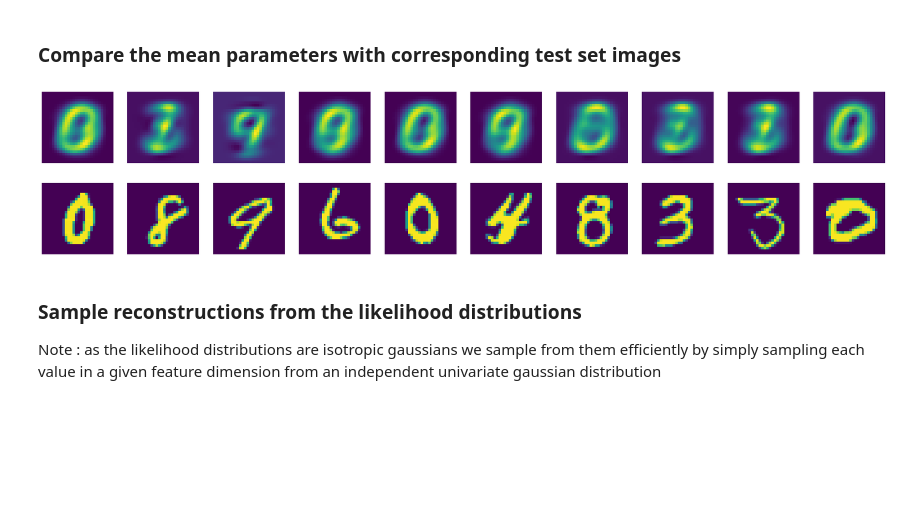
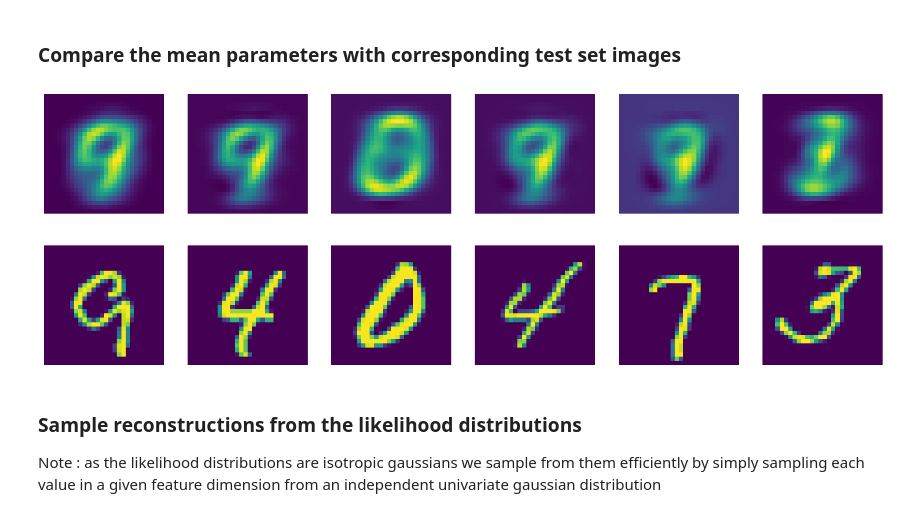
Before and after one commit to JackismyShephard/pml-22-exam, a Jupyter notebook: scripts/ppca.ipynb, the cells around one changed output. Cells and saved outputs as stored; diff of their text form; code cells hidden in the pictures; blank space fills up the shorter version.

Commit message:
add some images

```diff
--- a/scripts/ppca.ipynb
+++ b/scripts/ppca.ipynb
@@ -3,6 +3,8 @@ import torchvision.datasets as datasets
 import torch
 import matplotlib.pyplot as plt
 import numpy as np
+# %%
+ppca_fig_folder = "../report/figures/ppca/"
 # %%
 mnist_trainset = datasets.MNIST(root='./data', train=True, download=True, transform=None)
 # %%
@@ -149,19 +151,22 @@ x_mean = z_samples @ W.T + mu
 # %% [markdown]
 ### Compare the mean parameters with corresponding test set images
 # %%
+N_comp = 6
+fig_h = 6
 x_mean_img = x_mean.reshape(-1, 28, 28).type(torch.double)
 test_img = test_vec.reshape(-1, 28, 28)
-indices = torch.randperm(len(test_vec))[:10]
+indices = torch.randperm(len(test_vec))[:N_comp]
 x_mean_img_sampled = x_mean_img[indices]
 test_img_sampled = test_img[indices]
-fig, ax = plt.subplots(nrows=2, ncols=10, figsize = (30, 6))
-for j in range(10):
+fig, ax = plt.subplots(nrows=2, ncols=N_comp, figsize = (N_comp * fig_h / 2, fig_h))
+for j in range(N_comp):
     ax[0][j].axis("off")
     ax[1][j].axis("off")
     ax[0][j].imshow(x_mean_img_sampled[j])
     ax[1][j].imshow(test_img_sampled[j])
+plt.savefig(ppca_fig_folder + "mean_vs_real.pdf", bbox_inches = "tight", facecolor = "w")
 # %% [output]
-[figure, old version]
+[figure, new version]
 # %% [markdown]
 ### Sample reconstructions from the likelihood distributions
 Note : as the likelihood distributions are isotropic gaussians we sample from them efficiently by simply sampling each value in a given feature dimension from an independent univariate gaussian distribution
```
Also changed, not shown: parts of 5 cells of this notebook, 6 other files.
